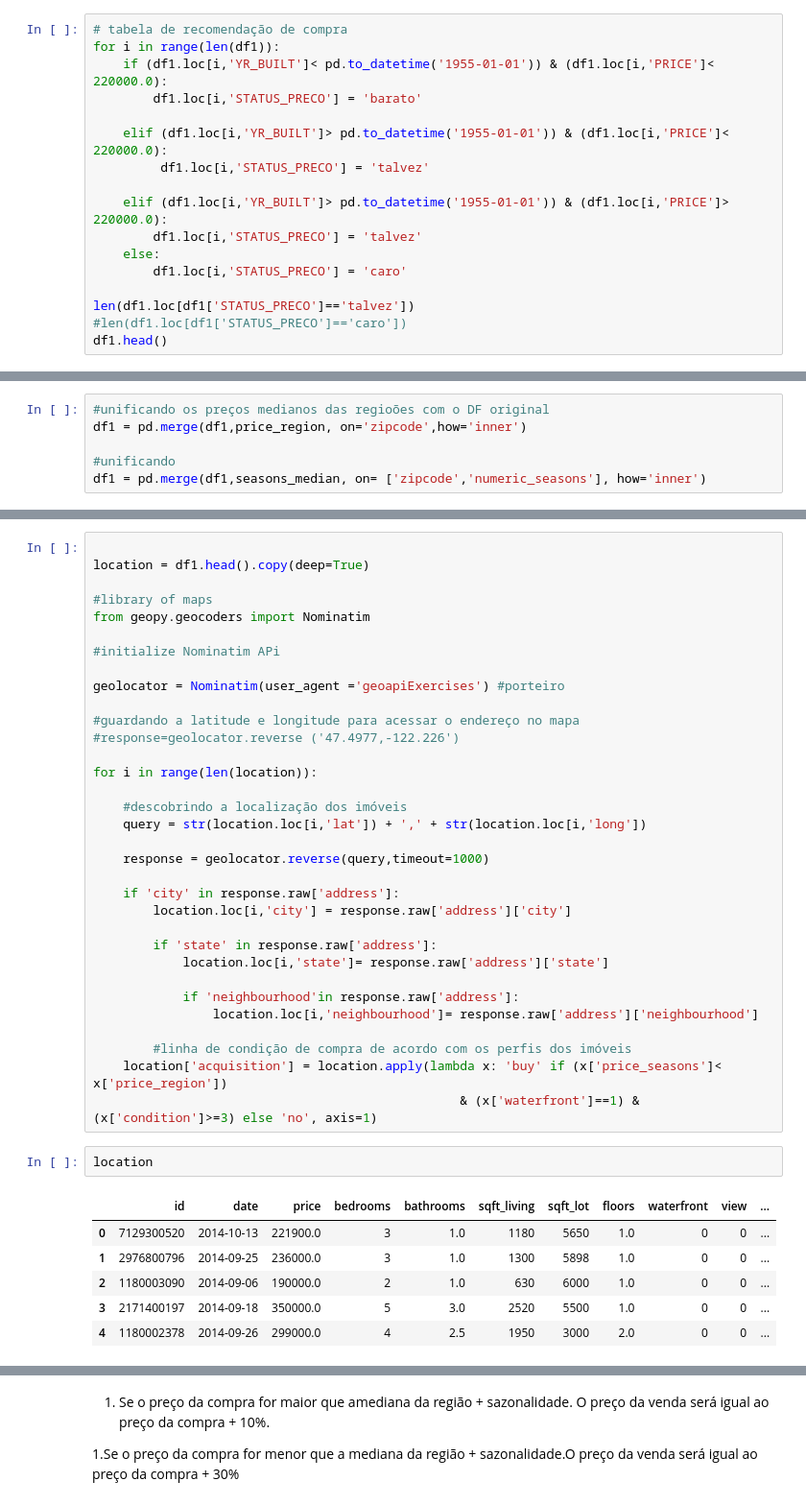
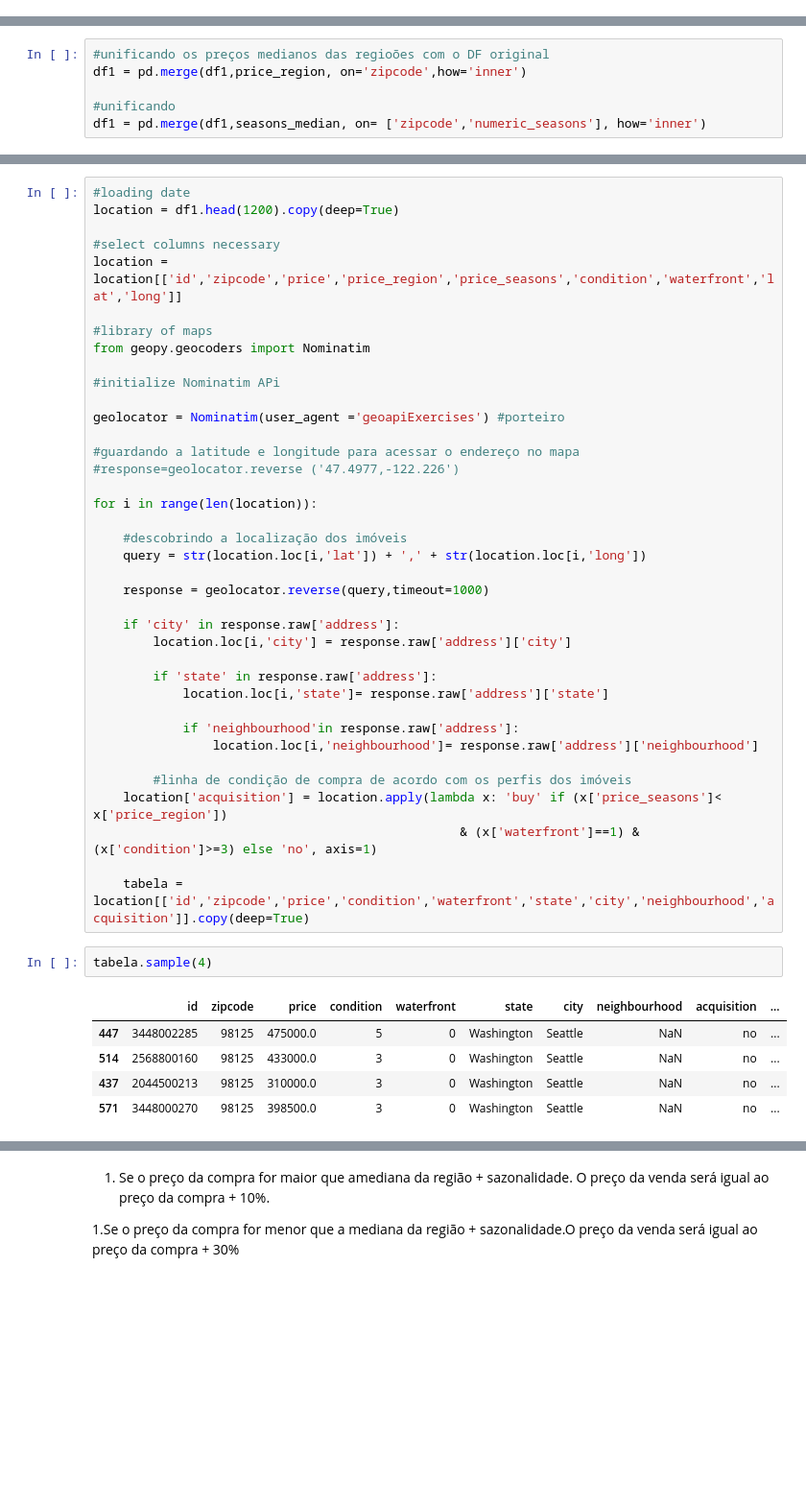
Before and after one commit to guiaraujofreitas/python_do_zero, a Jupyter notebook: Projetos_de_Insights_HouseRocket.ipynb, the cells around one changed output, grey strips where cells are left out. Shown: that part at 96% size. Cells and saved outputs as stored; diff of their text form; blank space fills up the shorter version.

```diff
--- a/Projetos_de_Insights_HouseRocket.ipynb
+++ b/Projetos_de_Insights_HouseRocket.ipynb
@@ -243,17 +106,0 @@ Há 46 casas com esse perfil e 0 com esse perfil. Portando hipotese invalida
-# %%
-# tabela de recomendação de compra
-for i in range(len(df1)):
-    if (df1.loc[i,'YR_BUILT']< pd.to_datetime('1955-01-01')) & (df1.loc[i,'PRICE']< 220000.0):
-        df1.loc[i,'STATUS_PRECO'] = 'barato'
-
-    elif (df1.loc[i,'YR_BUILT']> pd.to_datetime('1955-01-01')) & (df1.loc[i,'PRICE']< 220000.0):
-         df1.loc[i,'STATUS_PRECO'] = 'talvez'
-
-    elif (df1.loc[i,'YR_BUILT']> pd.to_datetime('1955-01-01')) & (df1.loc[i,'PRICE']> 220000.0):
-        df1.loc[i,'STATUS_PRECO'] = 'talvez'
-    else:
-        df1.loc[i,'STATUS_PRECO'] = 'caro'
-
-len(df1.loc[df1['STATUS_PRECO']=='talvez'])
-#len(df1.loc[df1['STATUS_PRECO']=='caro'])
-df1.head()
@@ -649,6 +450,9 @@ df1.sample()
 # %%
+#loading date
+location = df1.head(1200).copy(deep=True)
 
-location = df1.head().copy(deep=True)
+#select columns necessary
+location = location[['id','zipcode','price','price_region','price_seasons','condition','waterfront','lat','long']]
 
 #library of maps
 from geopy.geocoders import Nominatim
@@ -679,12 +483,13 @@ for i in range(len(location)):
         #linha de condição de compra de acordo com os perfis dos imóveis
     location['acquisition'] = location.apply(lambda x: 'buy' if (x['price_seasons']< x['price_region'])
                                                  & (x['waterfront']==1) & (x['condition']>=3) else 'no', axis=1)
+
+    tabela = location[['id','zipcode','price','condition','waterfront','state','city','neighbourhood','acquisition']].copy(deep=True)
 # %%
-location
+tabela.sample(4)
 # %% [output]
-|  | id | date | price | bedrooms | bathrooms | sqft_living | sqft_lot | floors | waterfront | view | ... |
-| 0 | 7129300520 | 2014-10-13 | 221900.0 | 3 | 1.0 | 1180 | 5650 | 1.0 | 0 | 0 | ... |
-| 1 | 2976800796 | 2014-09-25 | 236000.0 | 3 | 1.0 | 1300 | 5898 | 1.0 | 0 | 0 | ... |
-| 2 | 1180003090 | 2014-09-06 | 190000.0 | 2 | 1.0 | 630 | 6000 | 1.0 | 0 | 0 | ... |
-| 3 | 2171400197 | 2014-09-18 | 350000.0 | 5 | 3.0 | 2520 | 5500 | 1.0 | 0 | 0 | ... |
-| 4 | 1180002378 | 2014-09-26 | 299000.0 | 4 | 2.5 | 1950 | 3000 | 2.0 | 0 | 0 | ... |
+|  | id | zipcode | price | condition | waterfront | state | city | neighbourhood | acquisition | ... |
+| 447 | 3448002285 | 98125 | 475000.0 | 5 | 0 | Washington | Seattle | NaN | no | ... |
+| 514 | 2568800160 | 98125 | 433000.0 | 3 | 0 | Washington | Seattle | NaN | no | ... |
+| 437 | 2044500213 | 98125 | 310000.0 | 3 | 0 | Washington | Seattle | NaN | no | ... |
+| 571 | 3448000270 | 98125 | 398500.0 | 3 | 0 | Washington | Seattle | NaN | no | ... |
```
Also changed, not shown: parts of 22 cells of this notebook.
